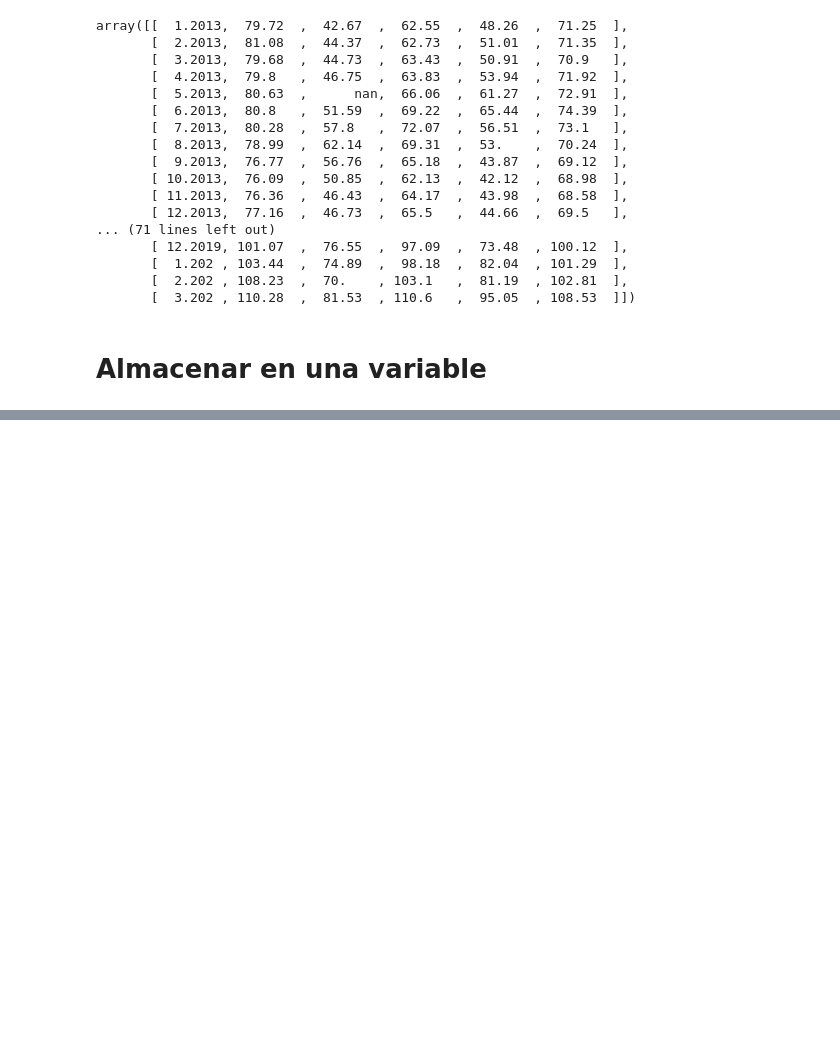
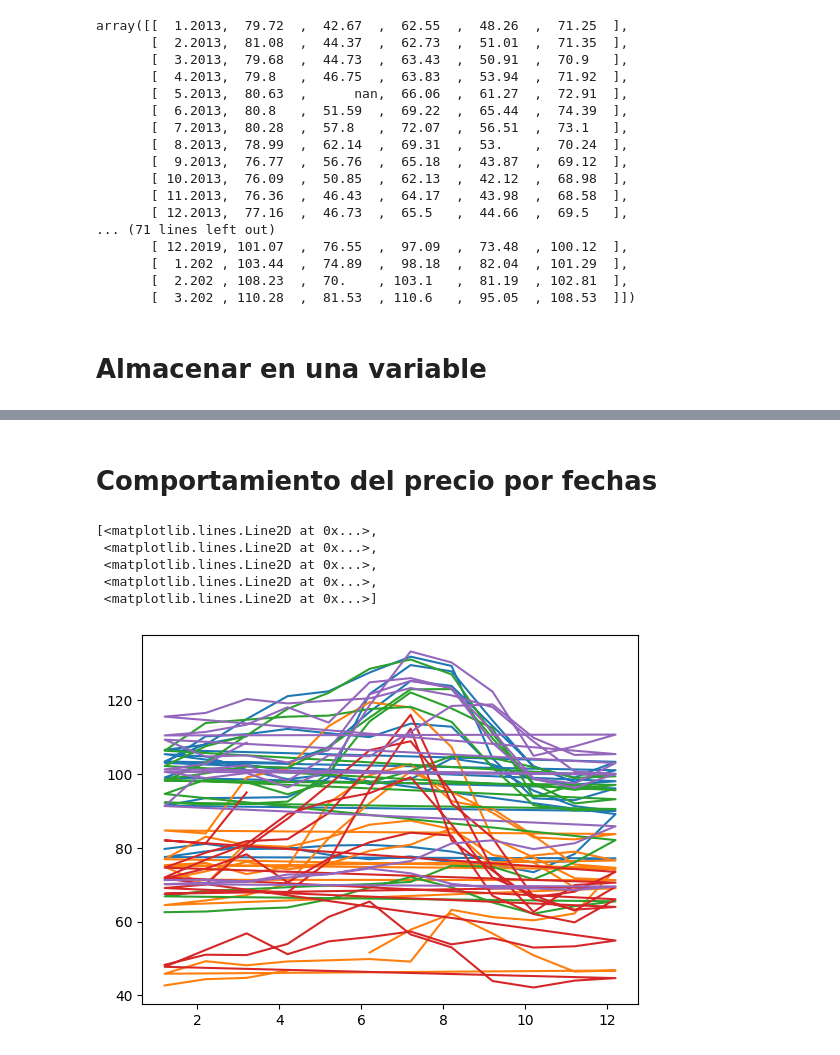
Before and after one commit to JoseIng-EO/2044-numpy-analisis-numerico-eficiente-con-python_1, a Jupyter notebook: Numpy.ipynb, the cells around one changed output, grey strips where cells are left out. Saved outputs shown, nothing was run; the diff lists cells and outputs as text; code cells hidden in the pictures; blank space fills up the shorter version.

```diff
--- a/Numpy.ipynb
+++ b/Numpy.ipynb
@@ -117,0 +122,3 @@ datos_transpuestos = datos.T
+# %%
+fechas = datos_transpuestos[:,0]
+fechas
@@ -117,0 +143,3 @@ datos_transpuestos = datos.T
+# %%
+precios = datos_transpuestos[:,1:6]
+precios
@@ -117,0 +164,2 @@ datos_transpuestos = datos.T
+# %% [markdown]
+# Comportamiento del precio por fechas
@@ -117,0 +168,9 @@ datos_transpuestos = datos.T
+# %%
+plt.plot(fechas,precios)
+# %% [output]
+[<matplotlib.lines.Line2D at 0x...>,
+ <matplotlib.lines.Line2D at 0x...>,
+ <matplotlib.lines.Line2D at 0x...>,
+ <matplotlib.lines.Line2D at 0x...>,
+ <matplotlib.lines.Line2D at 0x...>]
+[figure, added]
```
Also changed, not shown: parts of 15 cells of this notebook.
